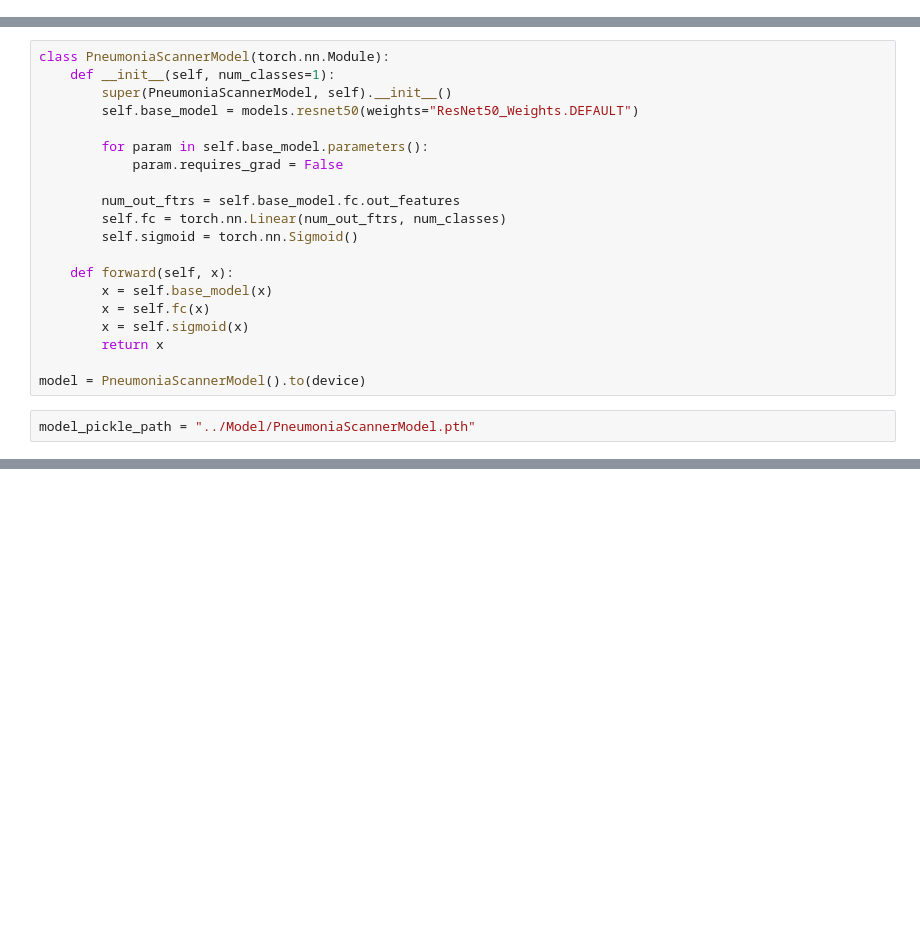
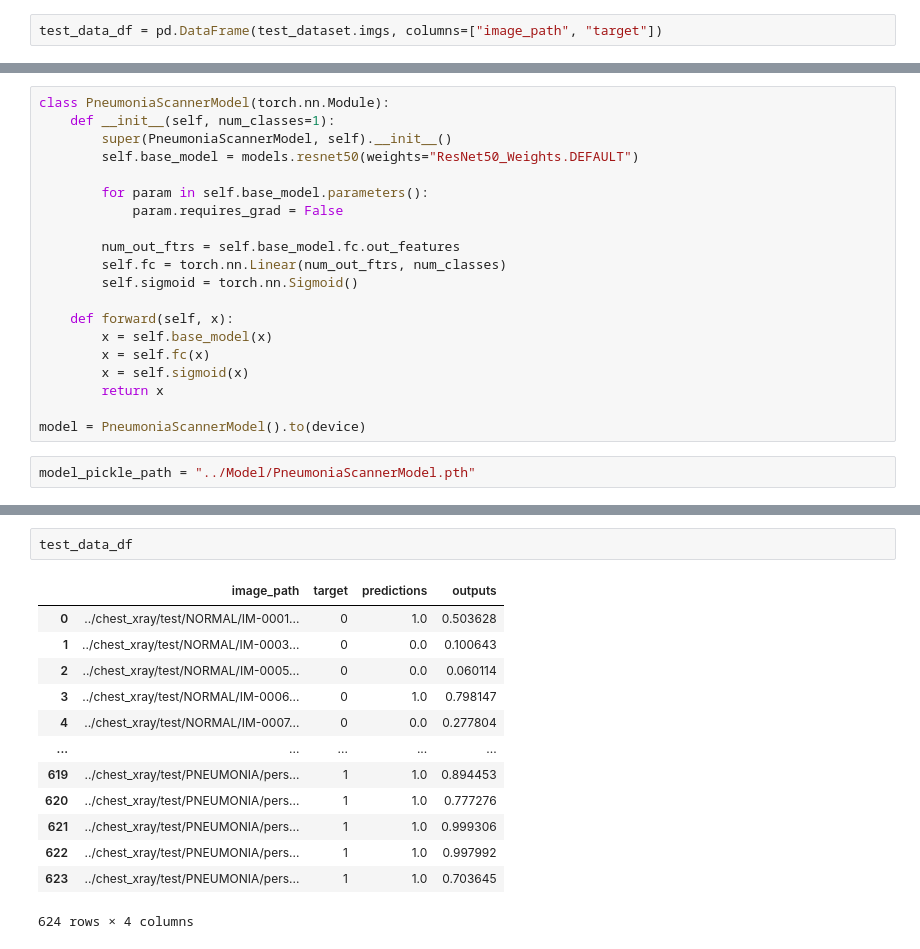
Before and after one commit to jayasooryantm/xai-medical-imaging, a Jupyter notebook: Notebooks/evaluation.ipynb, the cells around one changed output, grey strips where cells are left out. Saved outputs shown, nothing was run; the diff lists cells and outputs as text; blank space fills up the shorter version.

```diff
--- a/Notebooks/evaluation.ipynb
+++ b/Notebooks/evaluation.ipynb
@@ -64,6 +64,8 @@ def dataset_validator():
 dataset_validator()
 # %% [output]
 True
+# %%
+test_data_df = pd.DataFrame(test_dataset.imgs, columns=["image_path", "target"])
 # %%
 len(test_dataset)
 # %% [output]
@@ -183,0 +217,16 @@ Classification Report:
+# %%
+test_data_df
+# %% [output]
+|  | image_path | target | predictions | outputs |
+| 0 | ../chest_xray/test/NORMAL/IM-0001... | 0 | 1.0 | 0.503628 |
+| 1 | ../chest_xray/test/NORMAL/IM-0003... | 0 | 0.0 | 0.100643 |
+| 2 | ../chest_xray/test/NORMAL/IM-0005... | 0 | 0.0 | 0.060114 |
+| 3 | ../chest_xray/test/NORMAL/IM-0006... | 0 | 1.0 | 0.798147 |
+| 4 | ../chest_xray/test/NORMAL/IM-0007... | 0 | 0.0 | 0.277804 |
+| ... | ... | ... | ... | ... |
+| 619 | ../chest_xray/test/PNEUMONIA/pers... | 1 | 1.0 | 0.894453 |
+| 620 | ../chest_xray/test/PNEUMONIA/pers... | 1 | 1.0 | 0.777276 |
+| 621 | ../chest_xray/test/PNEUMONIA/pers... | 1 | 1.0 | 0.999306 |
+| 622 | ../chest_xray/test/PNEUMONIA/pers... | 1 | 1.0 | 0.997992 |
+| 623 | ../chest_xray/test/PNEUMONIA/pers... | 1 | 1.0 | 0.703645 |
+624 rows × 4 columns
```
Also changed, not shown: parts of 4 cells of this notebook, 5 other files.
